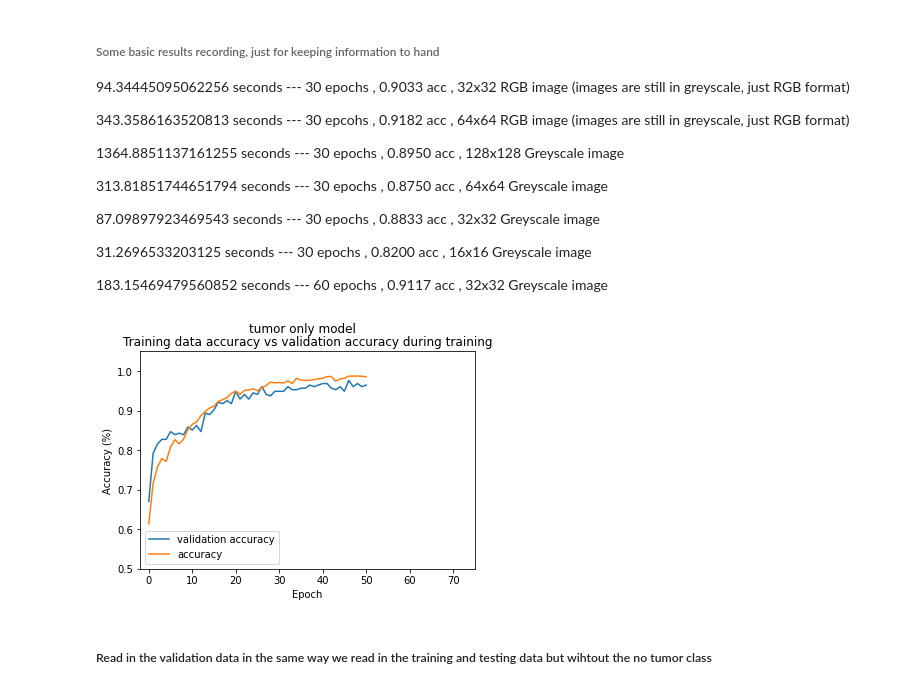
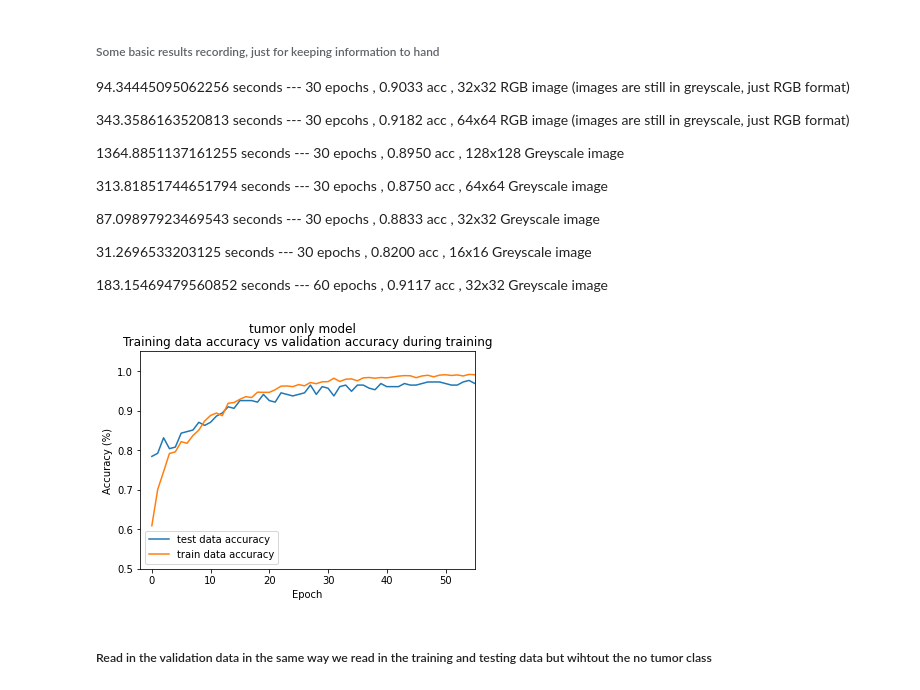
Before and after one commit to cam-798/ML-coursework, a Jupyter notebook: Multiclass CNN - tumors only.ipynb, the cells around one changed output. Saved outputs shown, nothing was run; the diff lists cells and outputs as text; code cells hidden in the pictures.

```diff
--- a/Multiclass CNN - tumors only.ipynb
+++ b/Multiclass CNN - tumors only.ipynb
@@ -107,7 +107,7 @@ x_train,x_test,y_train,y_test = train_test_split(data, result, test_size=0.2, sh
 # %% [markdown]
 <h5>Build the CNN model</h5>
 # %%
-callback = tf.keras.callbacks.EarlyStopping(monitor='val_loss', patience=10) # set the stopping criteria for the model
+callback = tf.keras.callbacks.EarlyStopping(monitor='val_loss', patience=20) # set the stopping criteria for the model
 
 model = Sequential() # define the model type
 
@@ -137,7 +137,7 @@ model.compile(loss = "categorical_crossentropy", optimizer='Adamax',  metrics =
 <h5>Train the model and record time to train</h5>
 # %%
 start_time = time.time() # record time to train for comparison
-history = model.fit(x_train, y_train, epochs = 300, batch_size = 16, verbose=1, validation_data = (x_test, y_test), callbacks=[callback])
+history = model.fit(x_train, y_train, epochs = 300, batch_size = 8, verbose=1, validation_data = (x_test, y_test), callbacks=[callback])
 print("--- %s seconds ---" % (time.time() - start_time))
 # %% [output]
 Epoch 1/300
@@ -173,20 +173,20 @@ Epoch 51/300
 31.2696533203125 seconds --- 30 epochs , 0.8200 acc , 16x16 Greyscale image
 
 183.15469479560852 seconds --- 60 epochs , 0.9117 acc , 32x32 Greyscale image
-# %%
-plt.plot(history.history['val_accuracy'], label="validation accuracy")
-plt.plot(history.history['accuracy'], label="accuracy")
-plt.xlabel('Epoch')
-plt.ylabel('Accuracy (%)')
-plt.suptitle('tumor only model')
-plt.title('Training data accuracy vs validation accuracy during training')
-ax = plt.gca()
-ax.set_xlim([-2, 75])
-ax.set_ylim([0.5, 1.05])
-plt.legend()
-plt.show()
-# %% [output]
-[figure, removed]
+# %%
+plt.plot(history.history['val_accuracy'], label="test data accuracy")
+plt.plot(history.history['accuracy'], label="train data accuracy")
+plt.xlabel('Epoch')
+plt.ylabel('Accuracy (%)')
+plt.suptitle('tumor only model')
+plt.title('Training data accuracy vs validation accuracy during training')
+ax = plt.gca()
+ax.set_xlim([-2, 55])
+ax.set_ylim([0.5, 1.05])
+plt.legend()
+plt.show()
+# %% [output]
+[figure, added]
 # %% [markdown]
 <h5>Read in the validation data in the same way we read in the training and testing data but wihtout the no tumor class</h5>
 # %%
```
Also changed, not shown: parts of 1 cell of this notebook, 4 other files.
